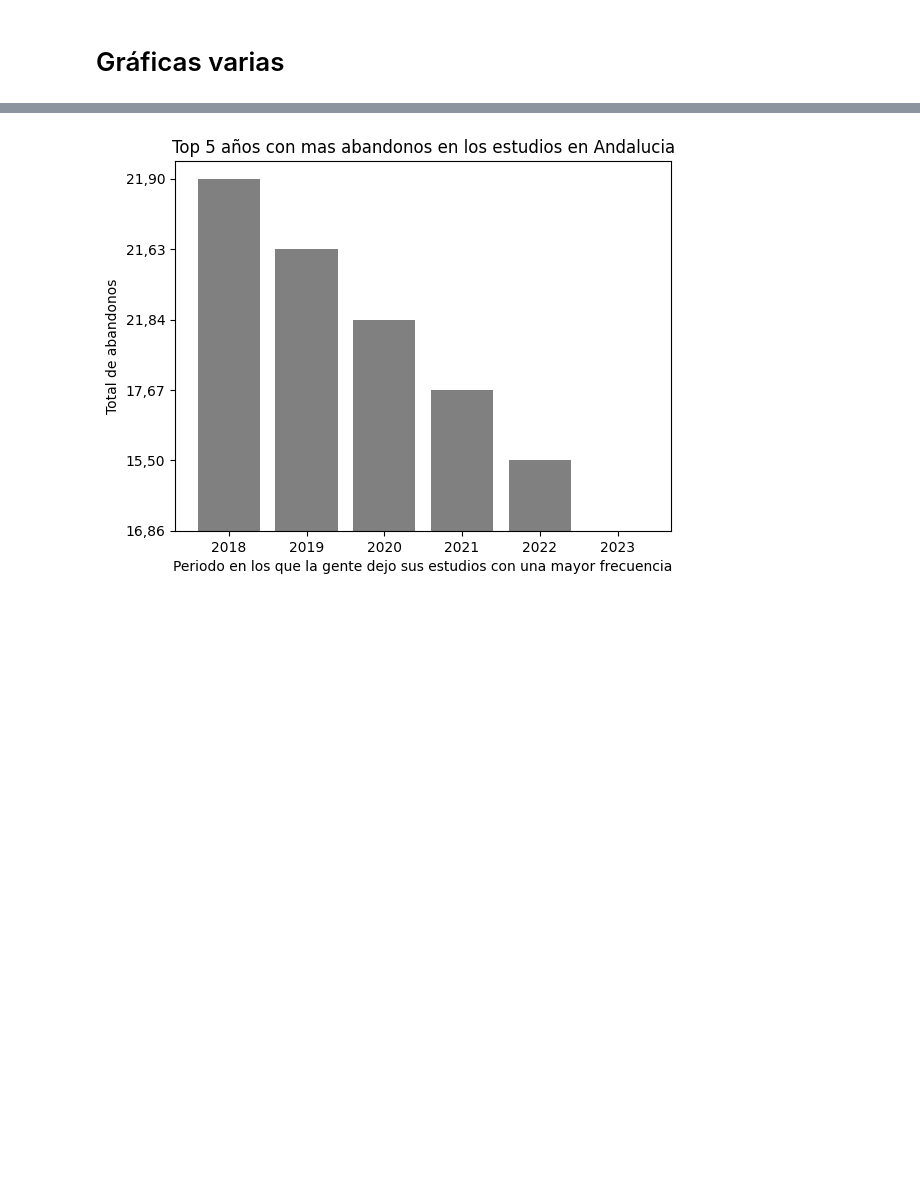
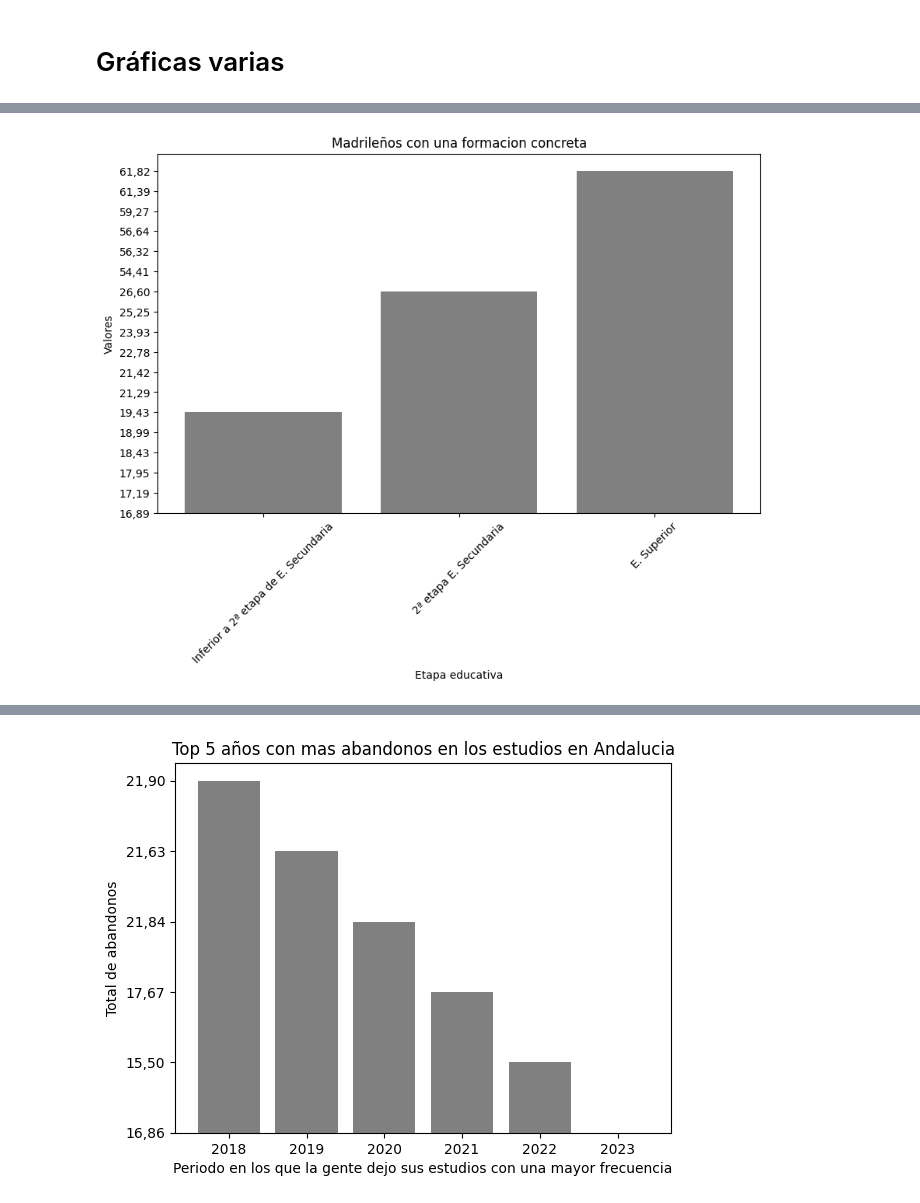
Before and after one commit to cdeniaca/Group-7, a Jupyter notebook: Group-7/Seg_ana_est.ipynb, the cells around one changed output, grey strips where cells are left out. Saved outputs shown, nothing was run; the diff lists cells and outputs as text; code cells hidden in the pictures; blank space fills up the shorter version.

```diff
--- a/Group-7/Seg_ana_est.ipynb
+++ b/Group-7/Seg_ana_est.ipynb
@@ -119,0 +120,14 @@ plt.show()
+# %%
+Mad = df_niv_est_pob[df_niv_est_pob['comunidad autonoma'] == 'Comunidad de Madrid']
+mad_sorted = andaluces.sort_values(by=['datos'], ascending=[True])
+
+plt.figure(figsize=(10, 6))
+
+plt.bar(catalunya['etapa educativa'], mad_sorted['datos'], color='grey')
+plt.title("Madrileños con una formacion concreta")
+plt.xlabel("Etapa educativa")
+plt.ylabel("Valores")
+plt.xticks(rotation=45)
+plt.show()
+# %% [output]
+[figure, added]
```
Also changed, not shown: parts of 7 cells of this notebook.
